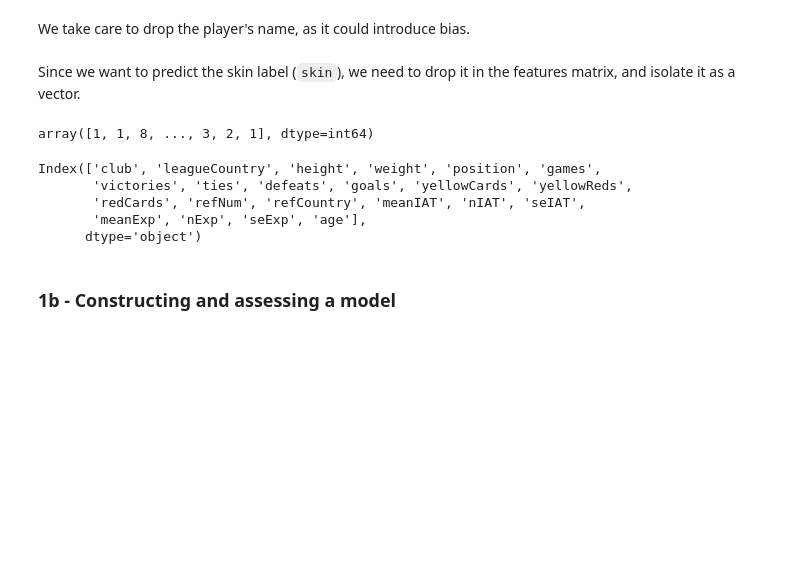
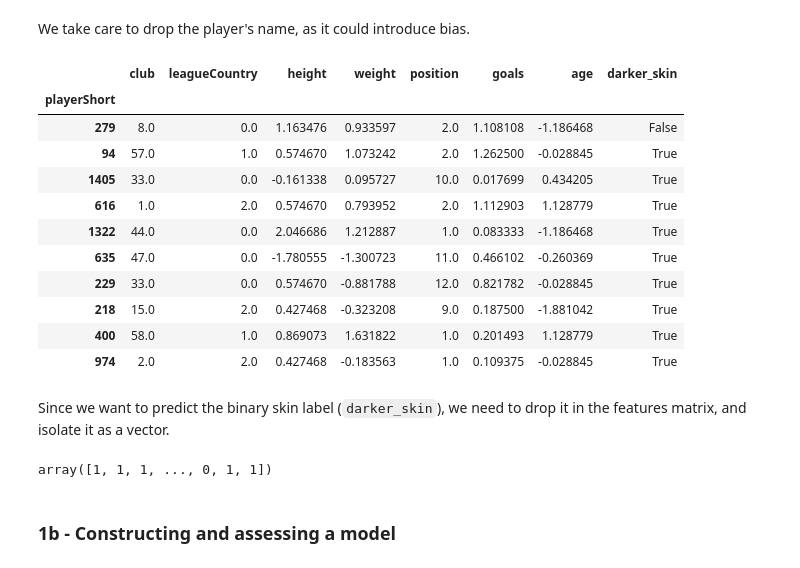
Before and after one commit to mukel/Homework, a Jupyter notebook: 04 - Applied ML/Hw4-AppliedML.ipynb, the cells around one changed output. Drawn from its saved outputs; the diff is of its cells as text; code cells hidden in the pictures; blank space fills up the shorter version.

```diff
--- a/04 - Applied ML/Hw4-AppliedML.ipynb
+++ b/04 - Applied ML/Hw4-AppliedML.ipynb
@@ -316,19 +329,30 @@ observations = data_skin.drop('playerShort', axis=1)
+# %%
+observations = data_skin.groupby(['playerShort']).mean()
+
+player_features = ['club', 'leagueCountry', 'height', 'weight', 'position', 'goals', 'age', 'darker_skin']
+
+observations = observations[player_features]
+observations.sample(10)
+# %% [output]
+|  | club | leagueCountry | height | weight | position | goals | age | darker_skin |
+| playerShort |  |  |  |  |  |  |  |  |
+| 279 | 8.0 | 0.0 | 1.163476 | 0.933597 | 2.0 | 1.108108 | -1.186468 | False |
+| 94 | 57.0 | 1.0 | 0.574670 | 1.073242 | 2.0 | 1.262500 | -0.028845 | True |
+| 1405 | 33.0 | 0.0 | -0.161338 | 0.095727 | 10.0 | 0.017699 | 0.434205 | True |
+| 616 | 1.0 | 2.0 | 0.574670 | 0.793952 | 2.0 | 1.112903 | 1.128779 | True |
+| 1322 | 44.0 | 0.0 | 2.046686 | 1.212887 | 1.0 | 0.083333 | -1.186468 | True |
+| 635 | 47.0 | 0.0 | -1.780555 | -1.300723 | 11.0 | 0.466102 | -0.260369 | True |
+| 229 | 33.0 | 0.0 | 0.574670 | -0.881788 | 12.0 | 0.821782 | -0.028845 | True |
+| 218 | 15.0 | 2.0 | 0.427468 | -0.323208 | 9.0 | 0.187500 | -1.881042 | True |
+| 400 | 58.0 | 1.0 | 0.869073 | 1.631822 | 1.0 | 0.201493 | 1.128779 | True |
+| 974 | 2.0 | 2.0 | 0.427468 | -0.183563 | 1.0 | 0.109375 | -0.028845 | True |
 # %% [markdown]
-Since we want to predict the skin label (`skin`), we need to drop it in the features matrix, and isolate it as a vector.
+Since we want to predict the binary skin label (`darker_skin`), we need to drop it in the features matrix, and isolate it as a vector.
-# %%
-target = np.array(data_skin.skin)
-target
-# %% [output]
-array([1, 1, 8, ..., 3, 2, 1], dtype=int64)
-# %%
-observations = observations.drop('skin', axis=1)
-features = observations.columns
-features
-# %% [output]
-Index(['club', 'leagueCountry', 'height', 'weight', 'position', 'games',
-       'victories', 'ties', 'defeats', 'goals', 'yellowCards', 'yellowReds',
-       'redCards', 'refNum', 'refCountry', 'meanIAT', 'nIAT', 'seIAT',
-       'meanExp', 'nExp', 'seExp', 'age'],
-      dtype='object')
+# %%
+target = 1 * np.array(observations.darker_skin)
+observations = observations.drop('darker_skin', axis=1)
+target
+# %% [output]
+array([1, 1, 1, ..., 0, 1, 1])
 # %% [markdown]
 ### 1b - Constructing and assessing a model
```
Also changed, not shown: parts of 26 cells of this notebook.
